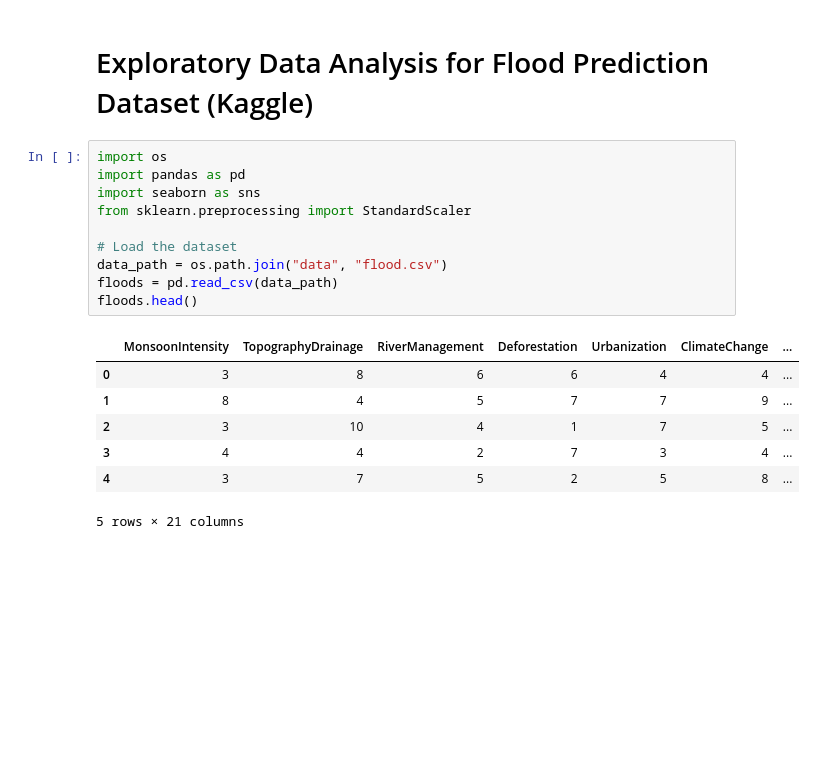
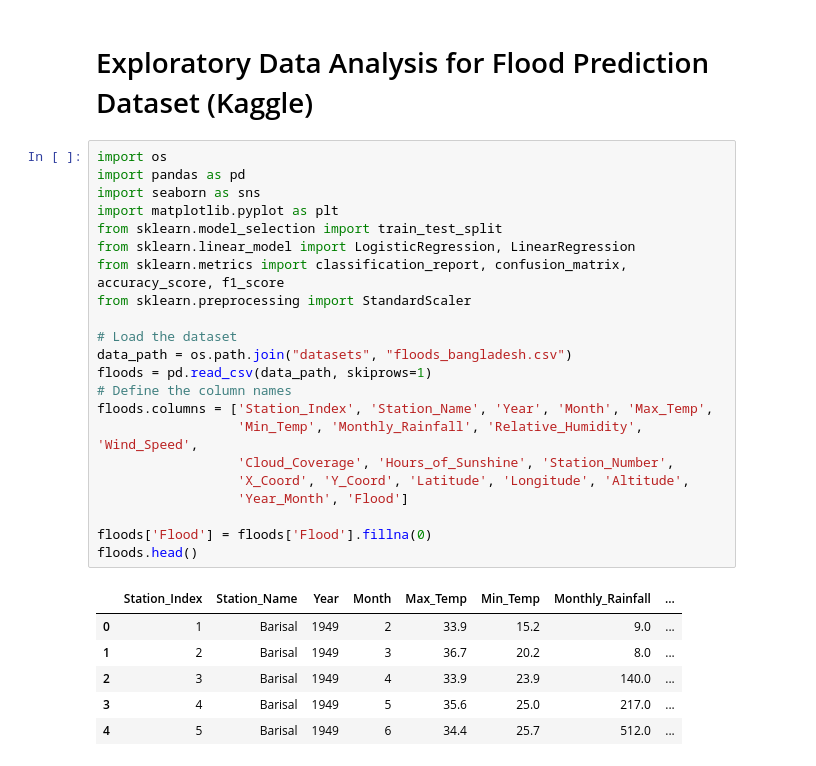
Before and after one commit to QuinnMcGill/MLFloodPrediction, a Jupyter notebook: eda.ipynb, the cells around one changed output. Drawn from its saved outputs; the diff is of its cells as text; blank space fills up the shorter version.

Commit message:
Custom dataset had accuracy ~=66% without DEM model. Bangladesh dataset used instead

```diff
--- a/eda.ipynb
+++ b/eda.ipynb
@@ -3,18 +3,29 @@
 # %%
 import os
 import pandas as pd
 import seaborn as sns
+import matplotlib.pyplot as plt
+from sklearn.model_selection import train_test_split
+from sklearn.linear_model import LogisticRegression, LinearRegression
+from sklearn.metrics import classification_report, confusion_matrix, accuracy_score, f1_score
 from sklearn.preprocessing import StandardScaler
 
 # Load the dataset
-data_path = os.path.join("data", "flood.csv")
-floods = pd.read_csv(data_path)
+data_path = os.path.join("datasets", "floods_bangladesh.csv")
+floods = pd.read_csv(data_path, skiprows=1)
+# Define the column names
+floods.columns = ['Station_Index', 'Station_Name', 'Year', 'Month', 'Max_Temp',
+                  'Min_Temp', 'Monthly_Rainfall', 'Relative_Humidity', 'Wind_Speed',
+                  'Cloud_Coverage', 'Hours_of_Sunshine', 'Station_Number',
+                  'X_Coord', 'Y_Coord', 'Latitude', 'Longitude', 'Altitude',
+                  'Year_Month', 'Flood']
+
+floods['Flood'] = floods['Flood'].fillna(0)
 floods.head()
 # %% [output]
-|  | MonsoonIntensity | TopographyDrainage | RiverManagement | Deforestation | Urbanization | ClimateChange | ... |
-| 0 | 3 | 8 | 6 | 6 | 4 | 4 | ... |
-| 1 | 8 | 4 | 5 | 7 | 7 | 9 | ... |
-| 2 | 3 | 10 | 4 | 1 | 7 | 5 | ... |
-| 3 | 4 | 4 | 2 | 7 | 3 | 4 | ... |
-| 4 | 3 | 7 | 5 | 2 | 5 | 8 | ... |
+|  | Station_Index | Station_Name | Year | Month | Max_Temp | Min_Temp | Monthly_Rainfall | ... |
+| 0 | 1 | Barisal | 1949 | 2 | 33.9 | 15.2 | 9.0 | ... |
+| 1 | 2 | Barisal | 1949 | 3 | 36.7 | 20.2 | 8.0 | ... |
+| 2 | 3 | Barisal | 1949 | 4 | 33.9 | 23.9 | 140.0 | ... |
+| 3 | 4 | Barisal | 1949 | 5 | 35.6 | 25.0 | 217.0 | ... |
+| 4 | 5 | Barisal | 1949 | 6 | 34.4 | 25.7 | 512.0 | ... |
-5 rows × 21 columns
```
Also changed, not shown: parts of 6 cells of this notebook, 2 other files.
